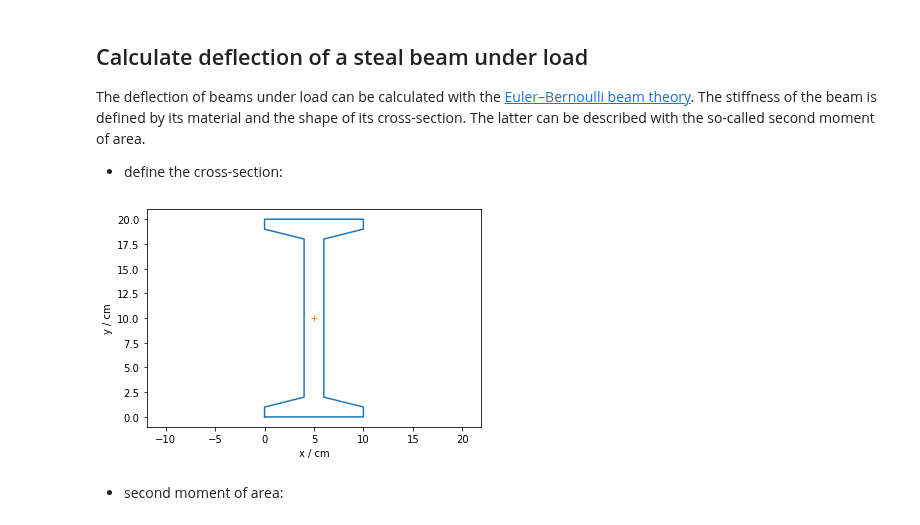
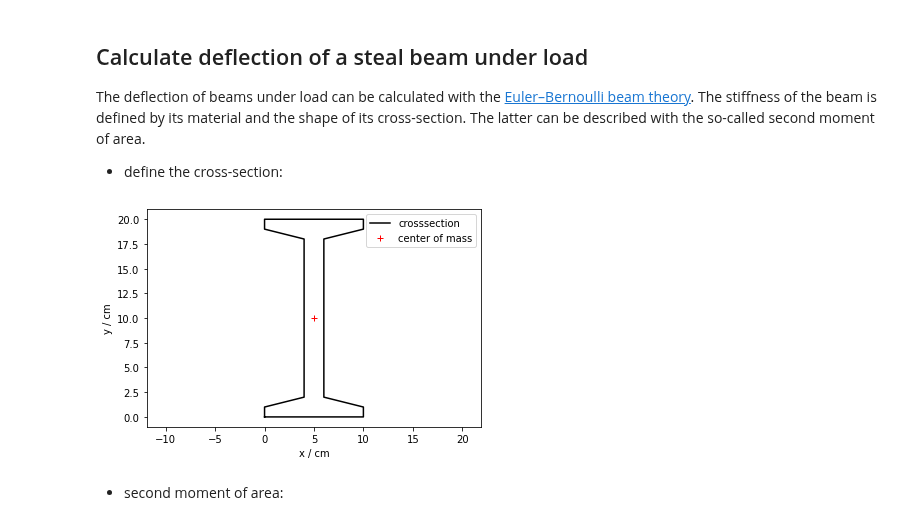
Before and after one commit to gerritnowald/polygon, a Jupyter notebook: examples.ipynb, the cells around one changed output. Saved outputs shown, nothing was run; the diff lists cells and outputs as text; code cells hidden in the pictures.

```diff
--- a/examples.ipynb
+++ b/examples.ipynb
@@ -149,14 +151,15 @@ Vertices = [
 
 beam = polygon(Vertices)
 # %%
-beam.plot()
-plt.plot(beam.CenterMass[0], beam.CenterMass[1],"+")
+beam.plot(c='k', label='crosssection')
+plt.plot(beam.CenterMass[0], beam.CenterMass[1], "r+", label='center of mass')
+plt.legend()
 plt.xlabel('x / cm')
 plt.ylabel('y / cm')
 plt.axis('equal')
 plt.show()
 # %% [output]
-[figure, old version]
+[figure, new version]
 # %% [markdown]
 - second moment of area:
 # %%
```
Also changed, not shown: parts of 4 cells of this notebook, 2 other files.
